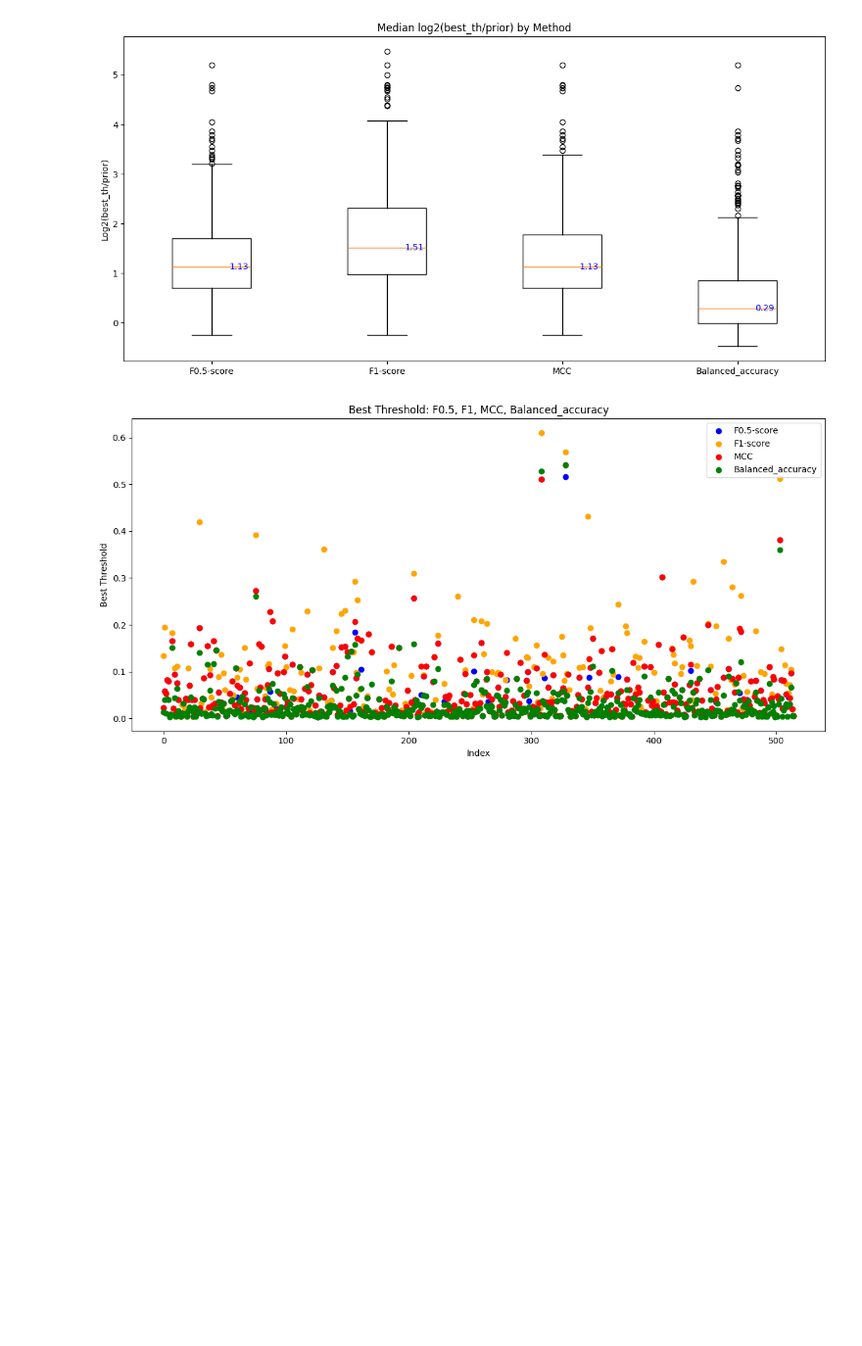
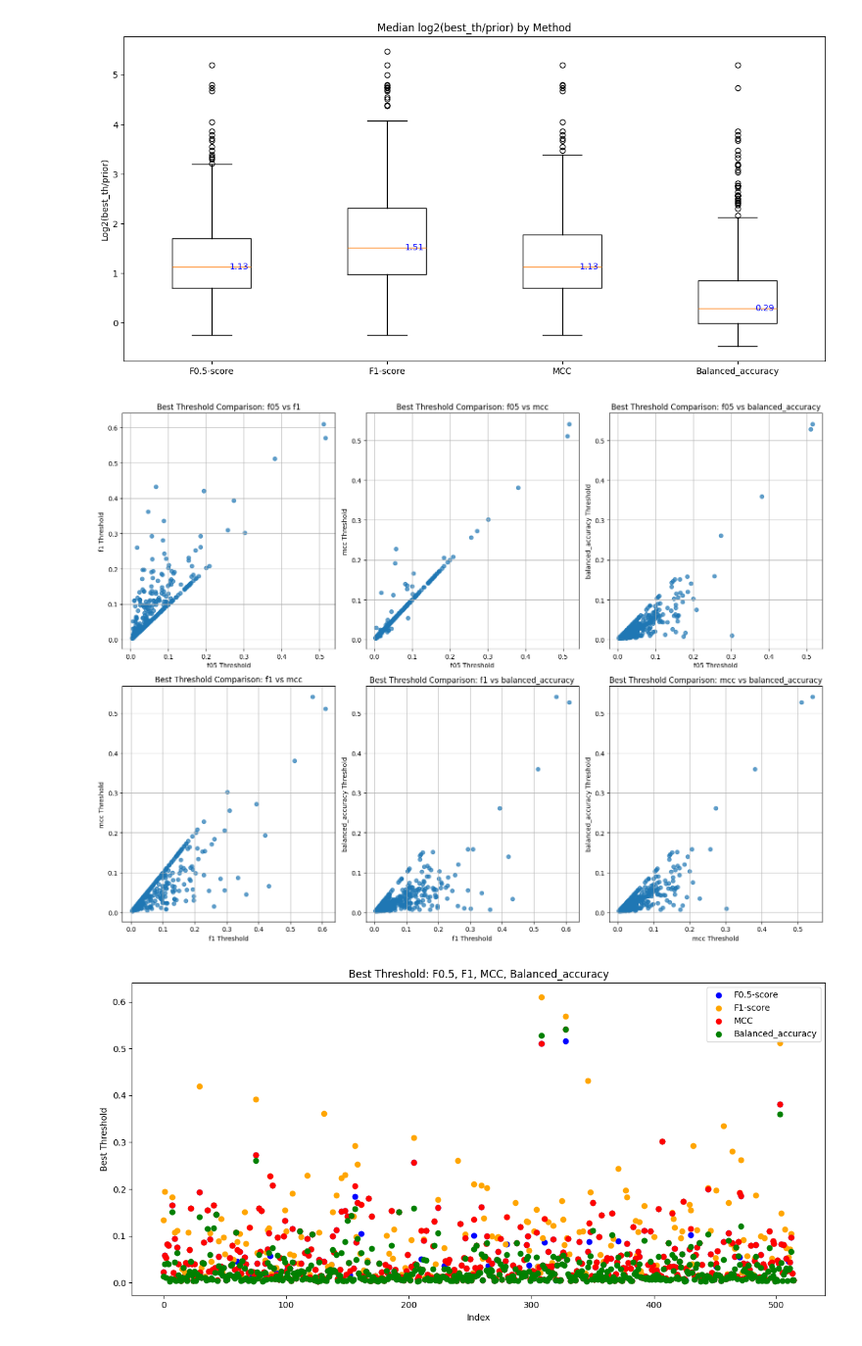
Before and after one commit to phicks22/txt2onto_prediction_workflow, a Jupyter notebook: notebook/2025-11-17__all_geo_study_description_txt2onto_predicted_annotation_analysis.ipynb, the cells around one changed output. Shown at 98% size. Drawn from its saved outputs; the diff is of its cells as text; code cells hidden in the pictures; blank space fills up the shorter version.

```diff
--- a/notebook/2025-11-17__all_geo_study_description_txt2onto_predicted_annotation_analysis.ipynb
+++ b/notebook/2025-11-17__all_geo_study_description_txt2onto_predicted_annotation_analysis.ipynb
@@ -152,6 +152,33 @@ plt.tight_layout()
 plt.show()
 # %% [output]
 [figure]
+# %%
+import itertools
+methods = ["f05", "f1", "mcc", "balanced_accuracy"]
+threshold_pivot_df = threshold_df.pivot(index="task", columns="method", values="best_threshold")
+
+method_pairs = list(itertools.combinations(methods, 2))
+
+plt.figure(figsize=(16, 12))
+
+for i, (m1, m2) in enumerate(method_pairs, 1):
+    plt.subplot(2, 3, i)
+    plt.scatter(threshold_pivot_df[m1], threshold_pivot_df[m2], alpha=0.7)
+
+    # Add diagonal line
+    # min_val = min(threshold_pivot_df[m1].min(), threshold_pivot_df[m2].min())
+    # max_val = max(threshold_pivot_df[m1].max(), threshold_pivot_df[m2].max())
+    # plt.plot([min_val, max_val], [min_val, max_val], color='red', linestyle='--', linewidth=1)
+
+    plt.xlabel(f"{m1} Threshold")
+    plt.ylabel(f"{m2} Threshold")
+    plt.title(f"Best Threshold Comparison: {m1} vs {m2}")
+    plt.grid(True)
+
+plt.tight_layout()
+plt.show()
+# %% [output]
+[figure, added]
 # %%
 # scatter plot: best_threshold
 plt.figure(figsize=(12,6))
```
Also changed, not shown: parts of 9 cells of this notebook.
